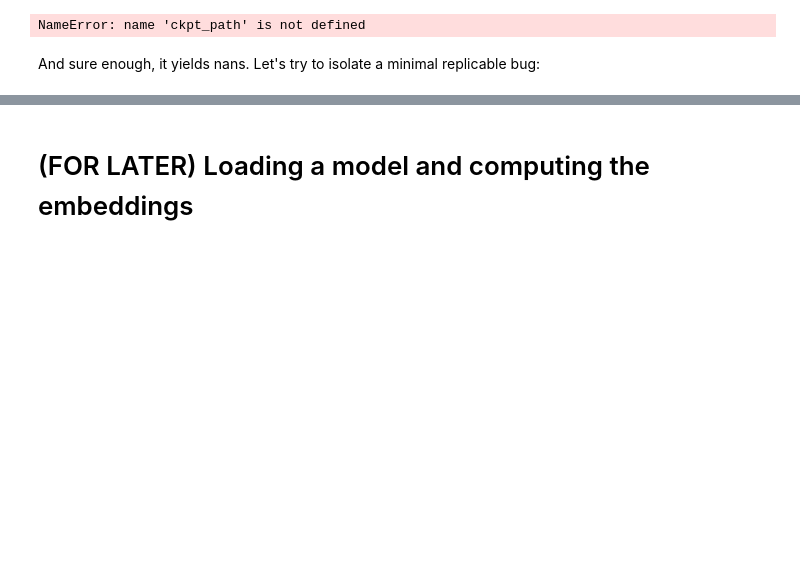
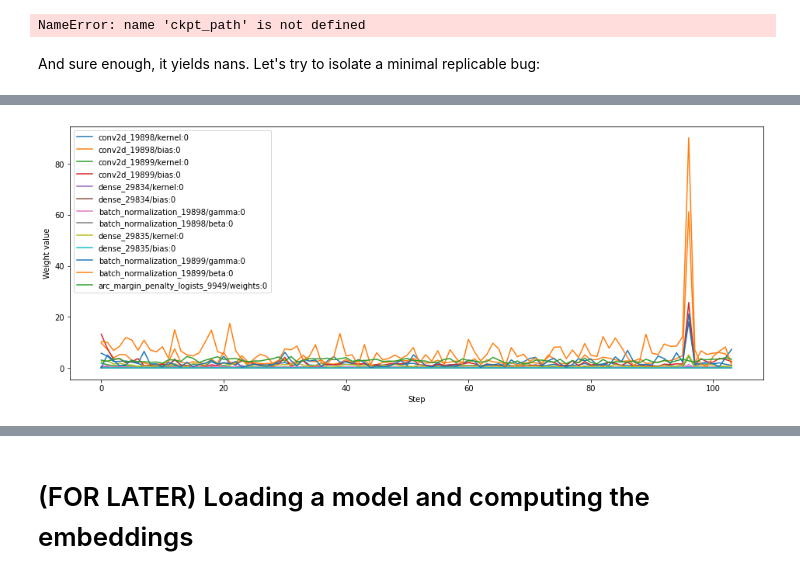
Before and after one commit to Gaspard-a11y/ArcSong, a Jupyter notebook: demo_NaN.ipynb, the cells around one changed output, grey strips where cells are left out. Cells and saved outputs as stored; diff of their text form; code cells hidden in the pictures; blank space fills up the shorter version.

```diff
--- a/demo_NaN.ipynb
+++ b/demo_NaN.ipynb
@@ -233,6 +230,8 @@ y_train = tf.expand_dims(y_train, axis=1)
 y_test = tf.convert_to_tensor(y_test, tf.float32)
 y_test = tf.expand_dims(y_test, axis=1)
 
+batch_size = 64
+
 train_dataset = tf.data.Dataset.from_tensor_slices(((x_train, y_train), y_train))
 train_dataset = train_dataset.batch(batch_size)#prefetch(tf.data.experimental.AUTOTUNE)
 
@@ -378 +405,13 @@ plt.show()
+# %%
+# Plot the evolution of the gradients
+plt.figure(figsize=(16,6))
+for variable_name in grads_dict:
+    value_list = grads_dict[variable_name]
+    plt.plot(value_list, label=variable_name)
+plt.xlabel("Step")
+plt.ylabel("Weight value")
+plt.legend()
+plt.show()
+# %% [output]
+[figure, added]
 # %%
```
Also changed, not shown: parts of 38 cells of this notebook, 1 other file.
